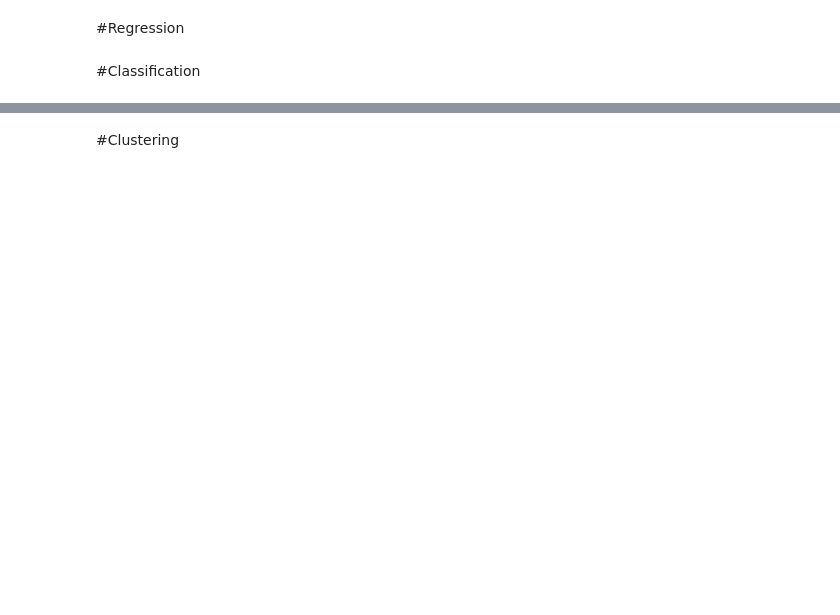
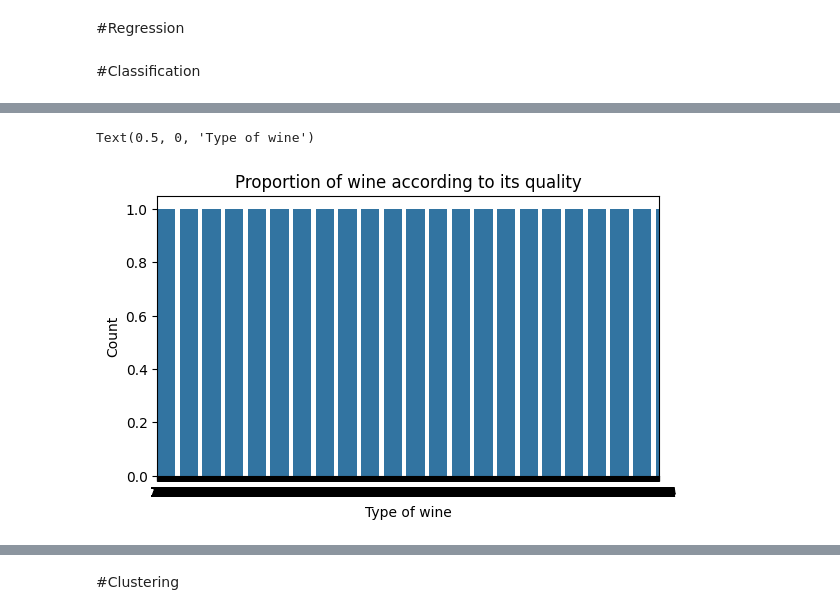
Before and after one commit to JaiVR/customer_satisfaction_score_prediction, a Jupyter notebook: Fods_Assignment.ipynb, the cells around one changed output, grey strips where cells are left out. Drawn from its saved outputs; the diff is of its cells as text; code cells hidden in the pictures; blank space fills up the shorter version.

```diff
--- a/Fods_Assignment.ipynb
+++ b/Fods_Assignment.ipynb
@@ -256,0 +265,14 @@ print(X_numerical)
+# %%
+wine['def_quality'] = [0 if x < 7 else 1 for x in wine['quality']]# Separate feature variables and target variable
+X = wine.drop(['quality','def_quality'], axis = 1)
+y= wine['def_quality']
+# %%
+wine['def_quality'].value_counts()
+
+fig = plt.figure(figsize=(22,8))
+plt.subplot2grid((2,3),(0,0))
+sns.countplot(wine['def_quality'])
+plt.title("Proportion of wine according to its quality"); plt.ylabel("Count"); plt.xlabel("Type of wine")
+# %% [output]
+Text(0.5, 0, 'Type of wine')
+[figure, added]
```
Also changed, not shown: parts of 29 cells of this notebook.
